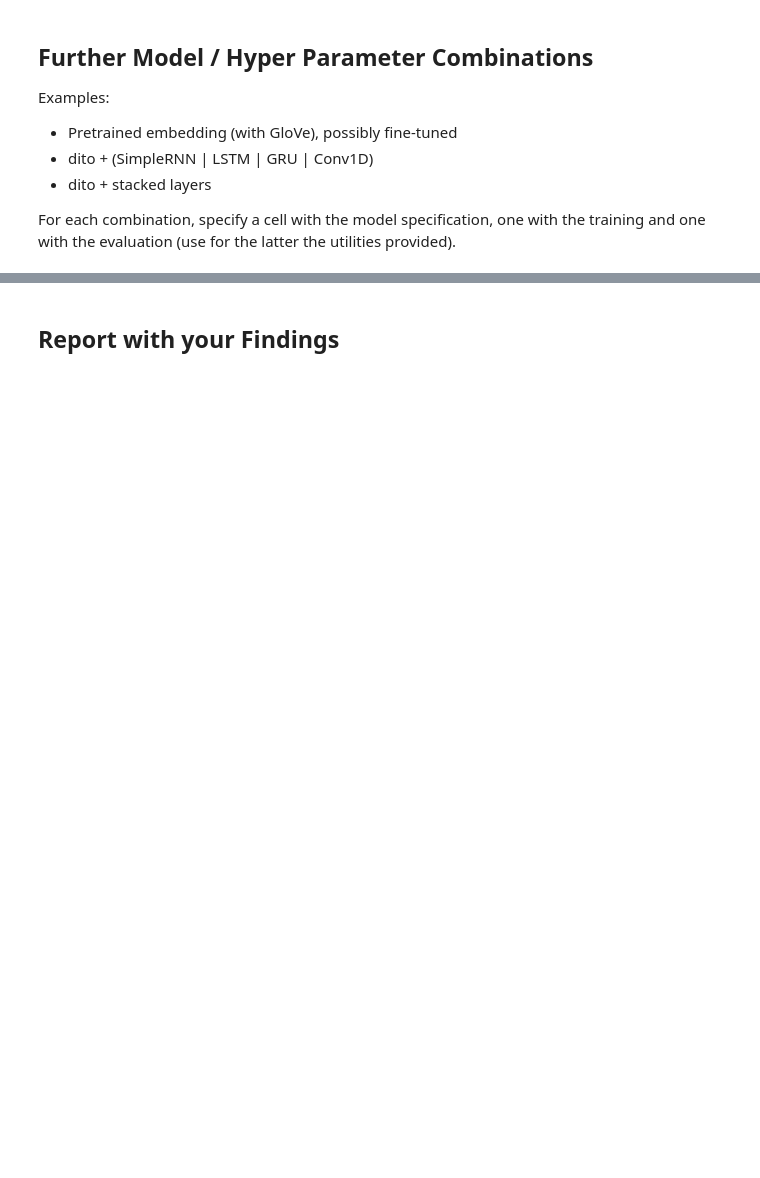
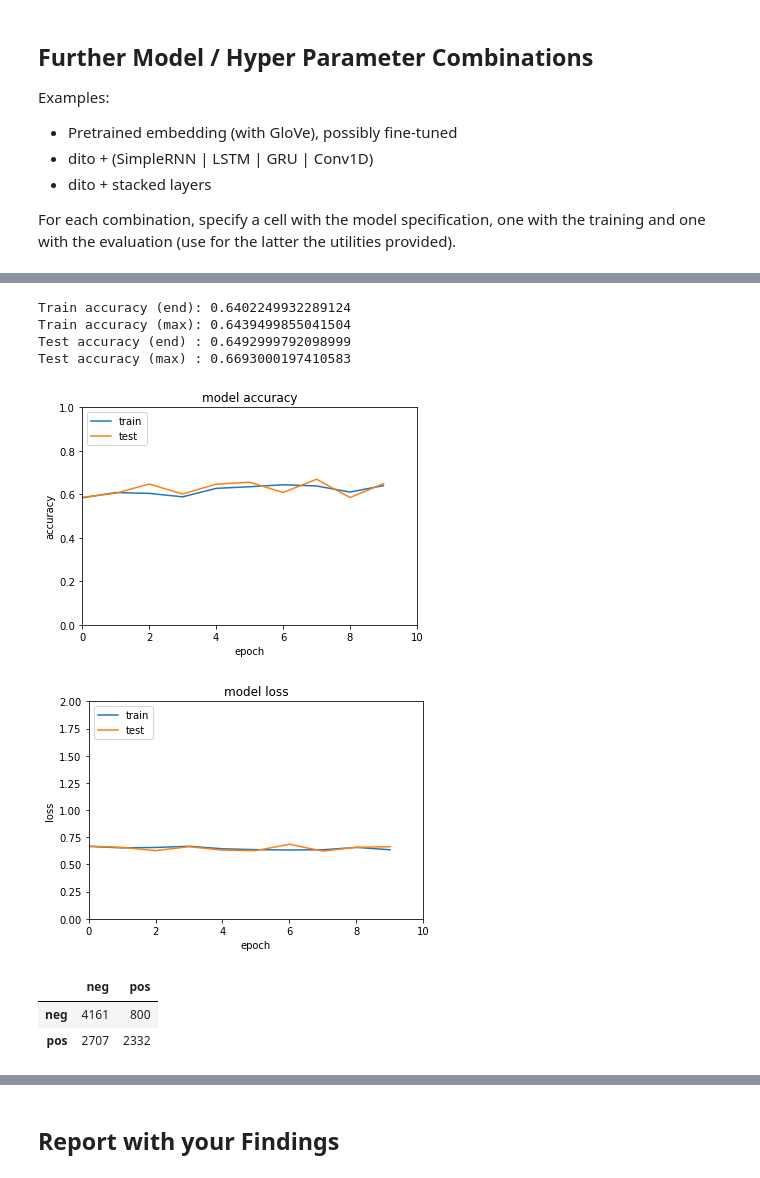
Before and after one commit to PatCH0816/TSM_DeLearn, a Jupyter notebook: exercises/exercise12/gr11_sentiment_imdb_stud.ipynb, the cells around one changed output, grey strips where cells are left out. Cells and saved outputs as stored; diff of their text form; code cells hidden in the pictures; blank space fills up the shorter version.

```diff
--- a/exercises/exercise12/gr11_sentiment_imdb_stud.ipynb
+++ b/exercises/exercise12/gr11_sentiment_imdb_stud.ipynb
@@ -363,0 +437,16 @@ For each combination, specify a cell with the model specification, one with the
+# %%
+model = Sequential()
+model.add(embedding_layer)
+model.add(SimpleRNN(32, return_sequences=True))
+model.add(SimpleRNN(32, return_sequences=True))
+model.add(SimpleRNN(32))
+model.add(Flatten())
+model.add(Dense(1, activation='sigmoid'))
+
+model.compile(loss='binary_crossentropy',
+             optimizer='adam',
+             metrics=['accuracy'])
+
+# START YOUR CODE
+
+print(model.summary())
@@ -363,0 +473,2 @@ For each combination, specify a cell with the model specification, one with the
+# %%
+history = model.fit(X_train, y_train, batch_size=batchsize, epochs=nepochs, verbose=1, validation_data=(X_test, y_test))
@@ -363,0 +496,13 @@ For each combination, specify a cell with the model specification, one with the
+# %%
+performance_plots(model, X_test, y_test, history, nepochs)
+confusion_matrix(model, X_test, y_test)
+# %% [output]
+Train accuracy (end): 0.6402249932289124
+Train accuracy (max): 0.6439499855041504
+Test accuracy (end) : 0.6492999792098999
+Test accuracy (max) : 0.6693000197410583
+[figure, added]
+[figure, added]
+|  | neg | pos |
+| neg | 4161 | 800 |
+| pos | 2707 | 2332 |
```
Also changed, not shown: parts of 24 cells of this notebook, 1 other file.
